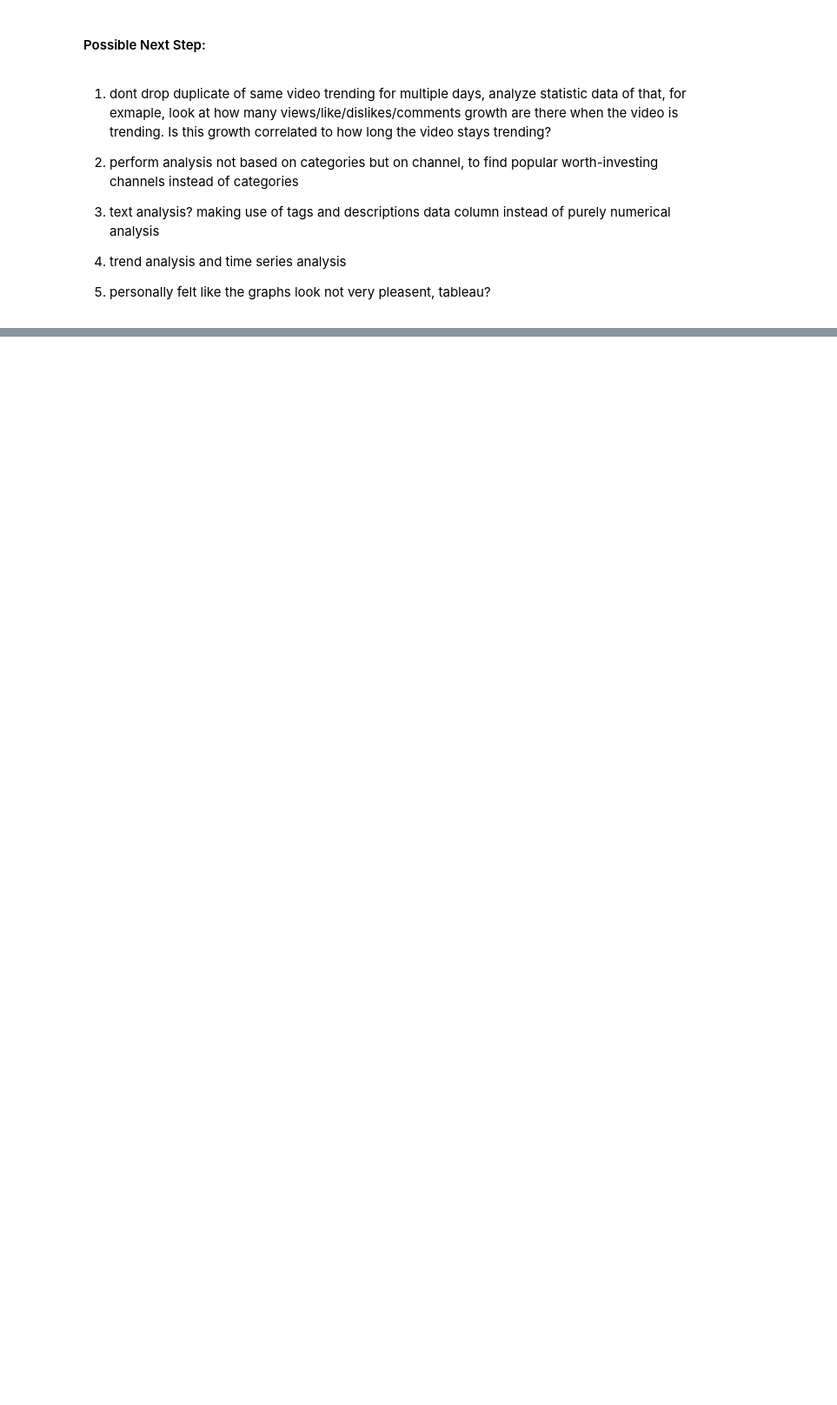
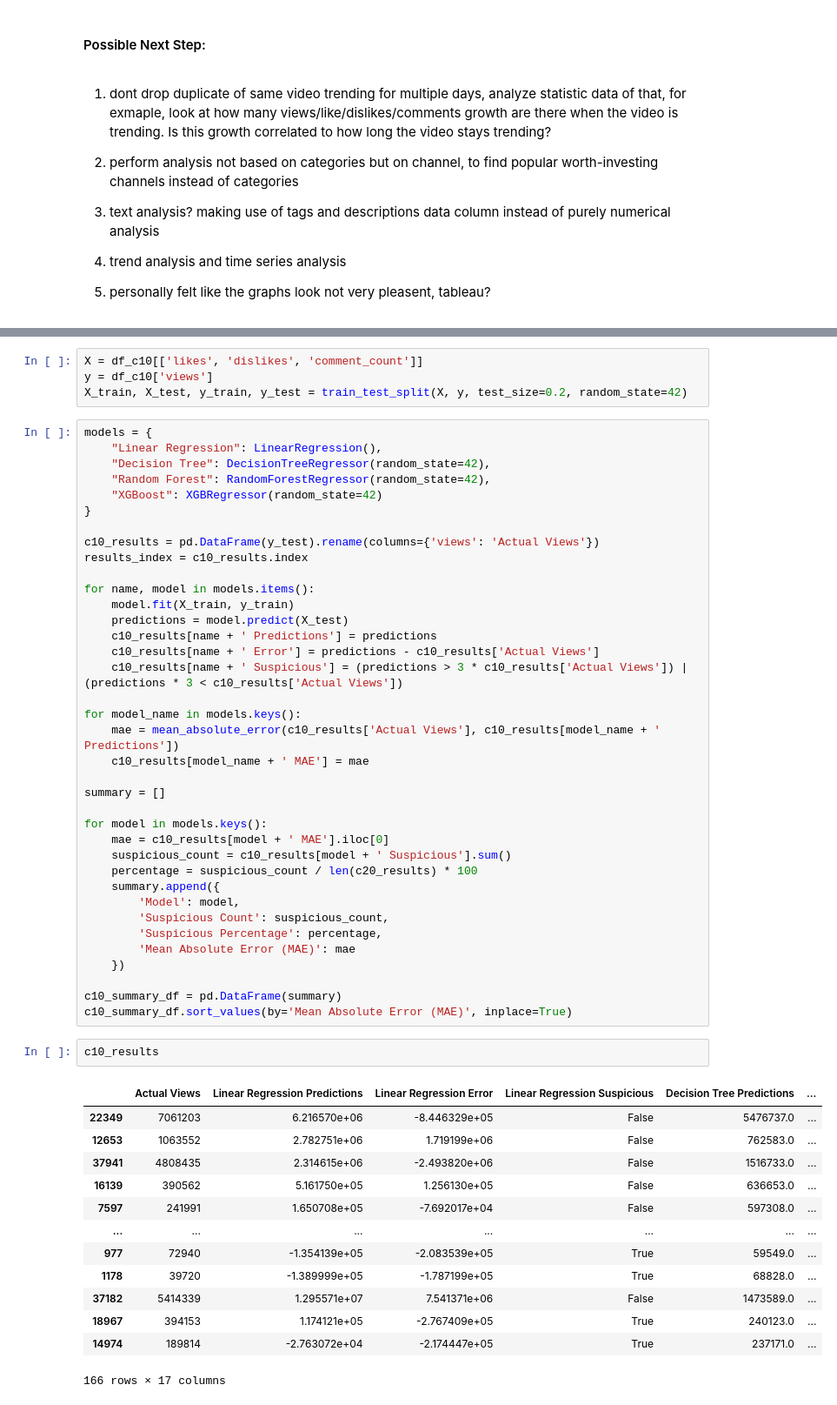
Before and after one commit to Kaics100/project, a Jupyter notebook: project_v2.ipynb, the cells around one changed output, grey strips where cells are left out. Shown at 87% size. Saved outputs shown, nothing was run; the diff lists cells and outputs as text; blank space fills up the shorter version.

```diff
--- a/project_v2.ipynb
+++ b/project_v2.ipynb
@@ -678,0 +760,57 @@ plt.show()
+# %%
+X = df_c10[['likes', 'dislikes', 'comment_count']]
+y = df_c10['views']
+X_train, X_test, y_train, y_test = train_test_split(X, y, test_size=0.2, random_state=42)
+# %%
+models = {
+    "Linear Regression": LinearRegression(),
+    "Decision Tree": DecisionTreeRegressor(random_state=42),
+    "Random Forest": RandomForestRegressor(random_state=42),
+    "XGBoost": XGBRegressor(random_state=42)
+}
+
+c10_results = pd.DataFrame(y_test).rename(columns={'views': 'Actual Views'})
+results_index = c10_results.index
+
+for name, model in models.items():
+    model.fit(X_train, y_train)
+    predictions = model.predict(X_test)
+    c10_results[name + ' Predictions'] = predictions
+    c10_results[name + ' Error'] = predictions - c10_results['Actual Views']
+    c10_results[name + ' Suspicious'] = (predictions > 3 * c10_results['Actual Views']) | (predictions * 3 < c10_results['Actual Views'])
+
+for model_name in models.keys():
+    mae = mean_absolute_error(c10_results['Actual Views'], c10_results[model_name + ' Predictions'])
+    c10_results[model_name + ' MAE'] = mae
+
+summary = []
+
+for model in models.keys():
+    mae = c10_results[model + ' MAE'].iloc[0]
+    suspicious_count = c10_results[model + ' Suspicious'].sum()
+    percentage = suspicious_count / len(c20_results) * 100
+    summary.append({
+        'Model': model,
+        'Suspicious Count': suspicious_count,
+        'Suspicious Percentage': percentage,
+        'Mean Absolute Error (MAE)': mae
+    })
+
+c10_summary_df = pd.DataFrame(summary)
+c10_summary_df.sort_values(by='Mean Absolute Error (MAE)', inplace=True)
+# %%
+c10_results
+# %% [output]
+|  | Actual Views | Linear Regression Predictions | Linear Regression Error | Linear Regression Suspicious | Decision Tree Predictions | ... |
+| 22349 | 7061203 | 6.216570e+06 | -8.446329e+05 | False | 5476737.0 | ... |
+| 12653 | 1063552 | 2.782751e+06 | 1.719199e+06 | False | 762583.0 | ... |
+| 37941 | 4808435 | 2.314615e+06 | -2.493820e+06 | False | 1516733.0 | ... |
+| 16139 | 390562 | 5.161750e+05 | 1.256130e+05 | False | 636653.0 | ... |
+| 7597 | 241991 | 1.650708e+05 | -7.692017e+04 | False | 597308.0 | ... |
+| ... | ... | ... | ... | ... | ... | ... |
+| 977 | 72940 | -1.354139e+05 | -2.083539e+05 | True | 59549.0 | ... |
+| 1178 | 39720 | -1.389999e+05 | -1.787199e+05 | True | 68828.0 | ... |
+| 37182 | 5414339 | 1.295571e+07 | 7.541371e+06 | False | 1473589.0 | ... |
+| 18967 | 394153 | 1.174121e+05 | -2.767409e+05 | True | 240123.0 | ... |
+| 14974 | 189814 | -2.763072e+04 | -2.174447e+05 | True | 237171.0 | ... |
+166 rows × 17 columns
```
Also changed, not shown: parts of 25 cells of this notebook.
